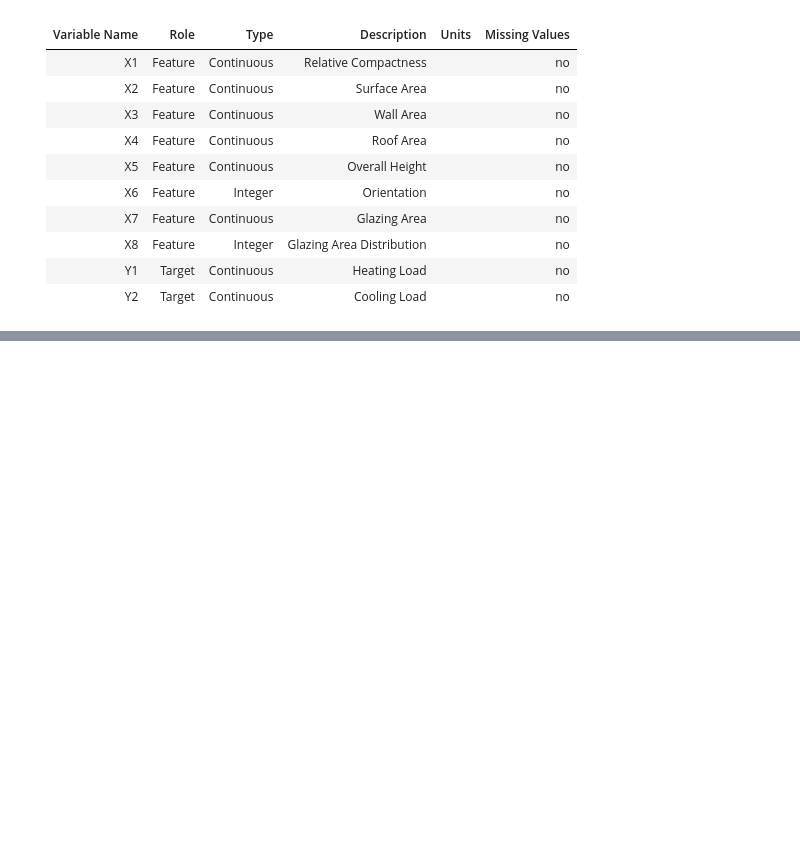
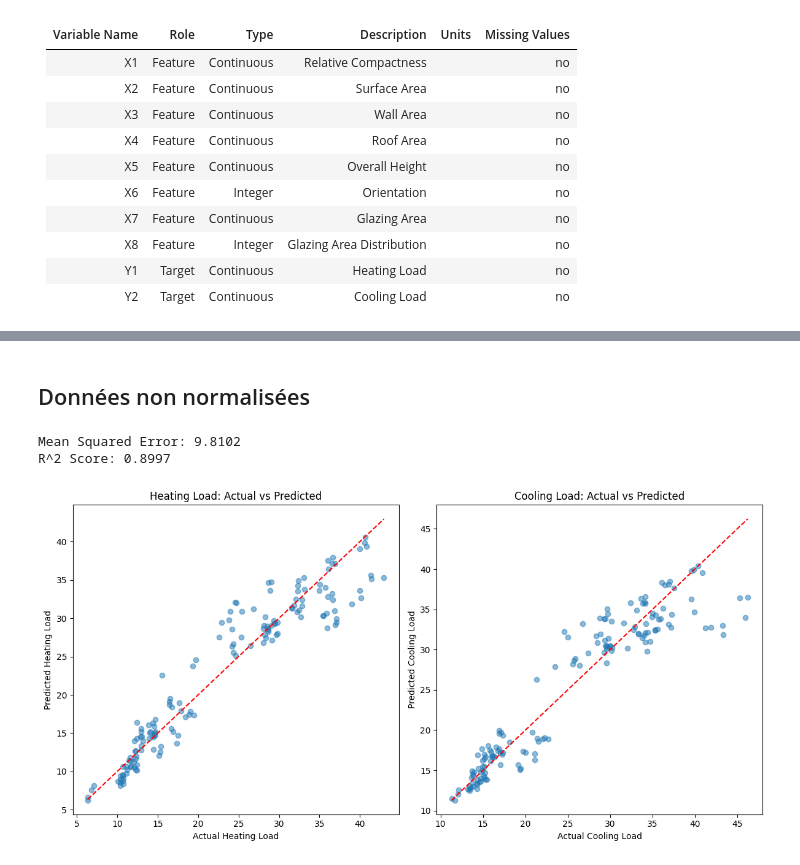
Before and after one commit to P-Pix/data-science-portfolio, a Jupyter notebook: 03_Prediction_consommation_batiments/code/predict_conso.ipynb, the cells around one changed output, grey strips where cells are left out. Drawn from its saved outputs; the diff is of its cells as text; code cells hidden in the pictures; blank space fills up the shorter version.

```diff
--- a/03_Prediction_consommation_batiments/code/predict_conso.ipynb
+++ b/03_Prediction_consommation_batiments/code/predict_conso.ipynb
@@ -40,3 +43,19 @@ Index(['X1', 'X2', 'X3', 'X4', 'X5', 'X6', 'X7', 'X8', 'Y1', 'Y2'], dtype='objec
 |X8|Feature|Integer|Glazing Area Distribution||no|
 |Y1|Target|Continuous|Heating Load||no|
 |Y2|Target|Continuous|Cooling Load||no|
+# %%
+DATA_COLUMNS_MD = ["Relative Compactness",
+                   "Surface Area",
+                   "Wall Area",
+                   "Roof Area",
+                   "Overall Height",
+                   "Orientation",
+                   "Glazing Area",
+                   "Glazing Area Distribution",
+                   "Heating Load",
+                   "Cooling Load"]
+
+DATA.columns = DATA_COLUMNS_MD
+print(DATA.columns)
+print(DATA.shape)
+DATA.head()
@@ -42,0 +74,50 @@ Index(['X1', 'X2', 'X3', 'X4', 'X5', 'X6', 'X7', 'X8', 'Y1', 'Y2'], dtype='objec
+# %% [markdown]
+## Données non normalisées
+# %%
+COLUMNS_TARGET = ["Heating Load", "Cooling Load"]
+
+X = DATA.drop(columns=COLUMNS_TARGET)
+Y = DATA[COLUMNS_TARGET]
+
+from sklearn.model_selection import train_test_split
+from sklearn.linear_model import LinearRegression
+from sklearn.metrics import mean_squared_error, r2_score
+from sklearn.preprocessing import StandardScaler
+
+X_train, X_test, Y_train, Y_test = train_test_split(X, Y, test_size=0.2, random_state=42)
+scaler = StandardScaler()
+X_train_scaled = scaler.fit_transform(X_train)
+X_test_scaled = scaler.transform(X_test)
+
+model = LinearRegression()
+model.fit(X_train_scaled, Y_train)
+Y_pred = model.predict(X_test_scaled)
+mse = mean_squared_error(Y_test, Y_pred)
+r2 = r2_score(Y_test, Y_pred)
+print(f"Mean Squared Error: {mse:.4f}")
+print(f"R^2 Score: {r2:.4f}")
+
+# Visualisation des résultats
+plt.figure(figsize=(12, 6))
+plt.subplot(1, 2, 1)
+plt.scatter(Y_test["Heating Load"], Y_pred[:, 0], alpha=0.5)
+plt.plot([Y_test["Heating Load"].min(), Y_test["Heating Load"].max()],
+         [Y_test["Heating Load"].min(), Y_test["Heating Load"].max()],
+         color='red', linestyle='--')
+plt.title("Heating Load: Actual vs Predicted")
+plt.xlabel("Actual Heating Load")
+plt.ylabel("Predicted Heating Load")
+plt.subplot(1, 2, 2)
+plt.scatter(Y_test["Cooling Load"], Y_pred[:, 1], alpha=0.5)
+plt.plot([Y_test["Cooling Load"].min(), Y_test["Cooling Load"].max()],
+         [Y_test["Cooling Load"].min(), Y_test["Cooling Load"].max()],
+         color='red', linestyle='--')
+plt.title("Cooling Load: Actual vs Predicted")
+plt.xlabel("Actual Cooling Load")
+plt.ylabel("Predicted Cooling Load")
+plt.tight_layout()
+plt.show()
+# %% [output]
+Mean Squared Error: 9.8102
+R^2 Score: 0.8997
+[figure, added]
```
Also changed, not shown: parts of 9 cells of this notebook, 11 other files.
